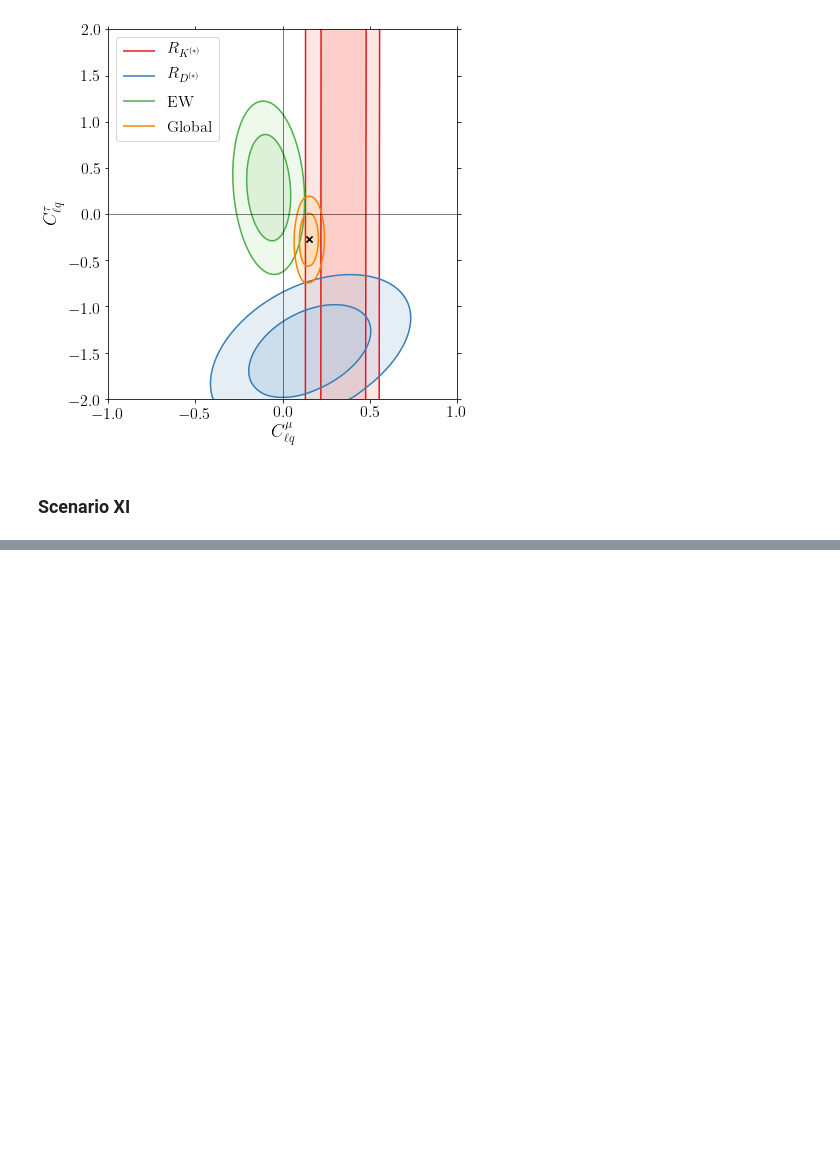
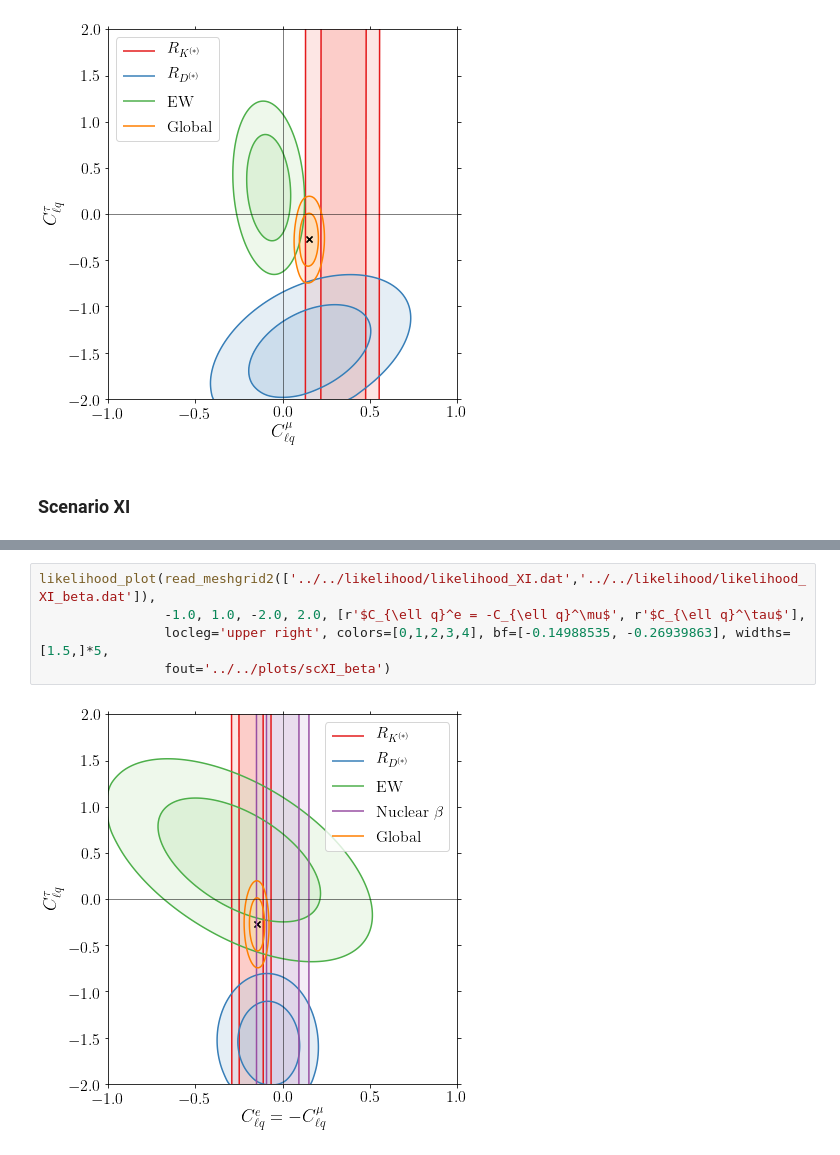
Before and after one commit to Jorge-Alda/SMEFT19, a Jupyter notebook: jupyter/PaperSMEFT/02_LikelihoodPlots.ipynb, the cells around one changed output, grey strips where cells are left out. Drawn from its saved outputs; the diff is of its cells as text; blank space fills up the shorter version.

```diff
--- a/jupyter/PaperSMEFT/02_LikelihoodPlots.ipynb
+++ b/jupyter/PaperSMEFT/02_LikelihoodPlots.ipynb
@@ -112,0 +211,7 @@ likelihood_plot(read_meshgrid('../../likelihood/likelihood_XI.dat'), -1.0, 1.0,
+# %%
+likelihood_plot(read_meshgrid2(['../../likelihood/likelihood_XI.dat','../../likelihood/likelihood_XI_beta.dat']),
+                -1.0, 1.0, -2.0, 2.0, [r'$C_{\ell q}^e = -C_{\ell q}^\mu$', r'$C_{\ell q}^\tau$'],
+                locleg='upper right', colors=[0,1,2,3,4], bf=[-0.14988535, -0.26939863], widths=[1.5,]*5,
+                fout='../../plots/scXI_beta')
+# %% [output]
+[figure, added]
```
Also changed, not shown: parts of 15 cells of this notebook, 16 other files.
